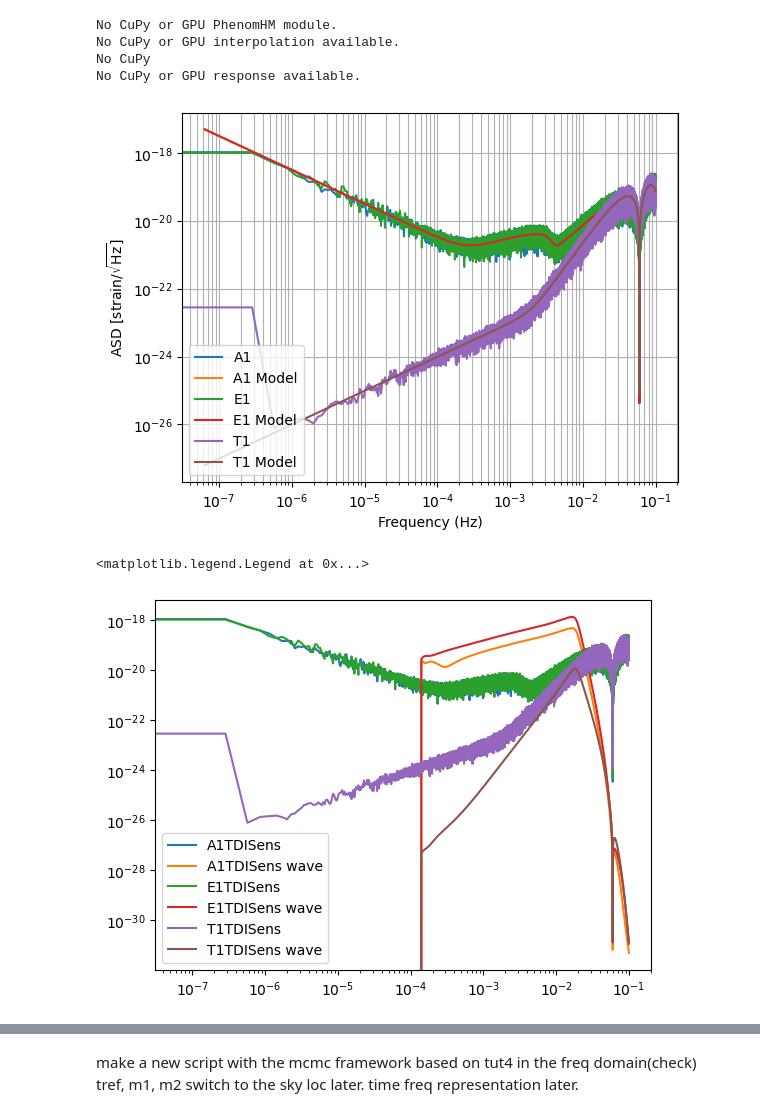
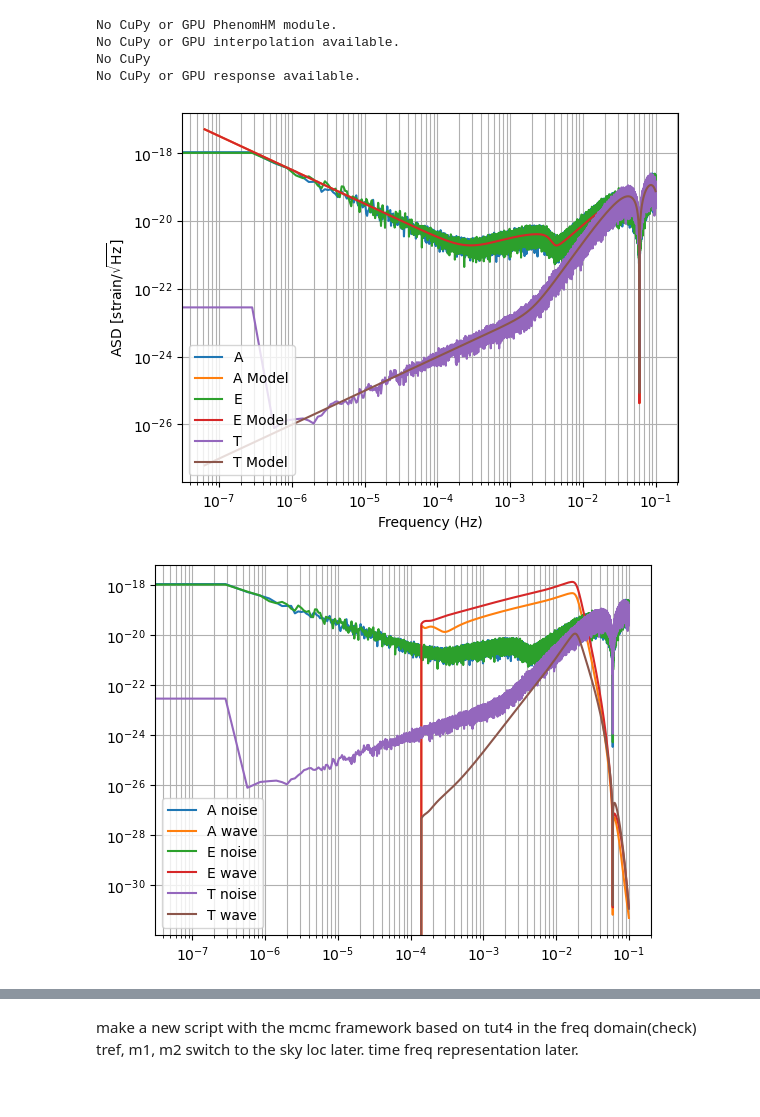
Before and after one commit to manishprasad0/LISA_Master_Thesis, a Jupyter notebook: lisa_data.ipynb, the cells around one changed output, grey strips where cells are left out. Saved outputs shown, nothing was run; the diff lists cells and outputs as text; code cells hidden in the pictures.

```diff
--- a/lisa_data.ipynb
+++ b/lisa_data.ipynb
@@ -48,14 +48,14 @@ sens_kwargs = dict(stochastic_params=(Tobs,))
 
 # Put the LISA sensitivity model in a list. See lisatools.sensitivity.get_stock_sensitivity_options for the list of available models.
 # Does not work for FlatPSDFunction and it's slightly higher than the model for LISASens and CornishLISASens at low frequencies.
-plot_labels = ['A1TDISens', 'E1TDISens', 'T1TDISens']
+plot_labels = ['A', 'E', 'T']
 
 # SensitivityMatrix class gives a model of the LISA instrumental noises, given a frequency array, for every TDI channel in sens_model_array
 sens_mat = AET1SensitivityMatrix(freq, **sens_kwargs)
 
 noises = noise_generation.generate_noise(N, dt, sens_mat, seed = 42, verification_plot=True, time_domain_plot=False, plot_lables=plot_labels)
 # %% [output]
-[figure, old version]
+[figure, new version]
 # %%
 wave_gen = BBHWaveformFD(amp_phase_kwargs=dict(run_phenomd=False), use_gpu=False)
 
@@ -83,13 +83,12 @@ wave_freq_domain = wave_gen(m1, m2, chi1z, chi2z,
 # %%
 fout, pxxout = noise_generation.noise_time_to_freq_domain(noises, dt)
 for i, let in enumerate(plot_labels):
-    plt.loglog(fout[i], np.sqrt(pxxout[i]), label=let)
+    plt.loglog(fout[i], np.sqrt(pxxout[i]), label=let+ ' noise')
     plt.loglog(freq, np.abs(wave_freq_domain[i]), label=let+' wave')
 plt.legend()
-#plt.ylim(1e-24, 1e-17)
+plt.grid(True, which='both')
 # %% [output]
-<matplotlib.legend.Legend at 0x...>
-[figure, old version]
+[figure, new version]
 # %%
 wave_time_domain = np.fft.irfft(wave_freq_domain, axis=-1)
 wave_time_domain_with_noise = wave_time_domain + noises
```
Also changed, not shown: parts of 12 cells of this notebook, 2 other files.
